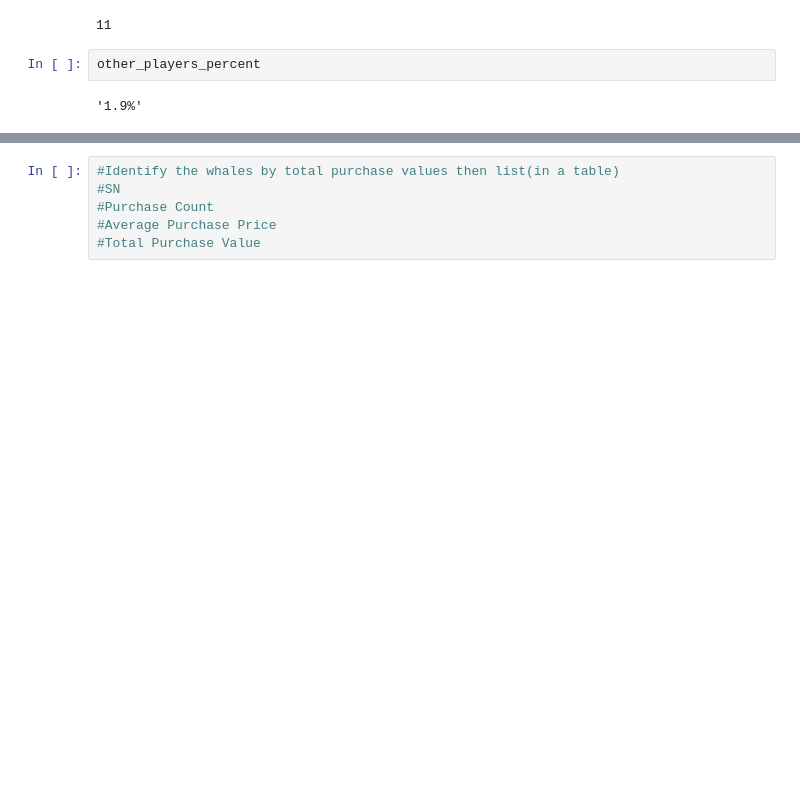
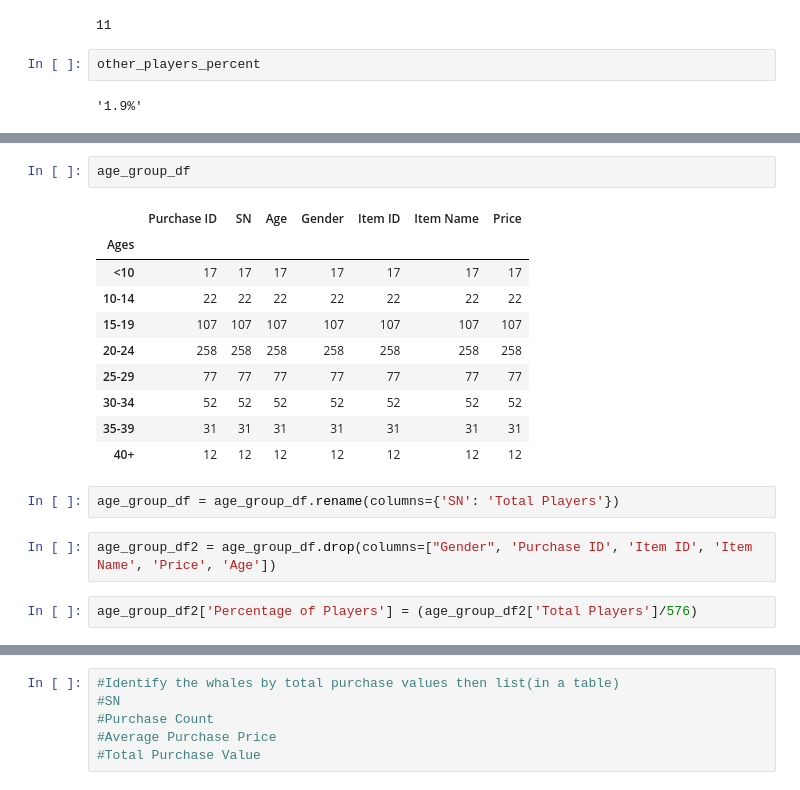
Before and after one commit to DuncanMPlate/pandas_challenge, a Jupyter notebook: HeroesOfPyMoli/main.ipynb, the cells around one changed output, grey strips where cells are left out. Drawn from its saved outputs; the diff is of its cells as text; blank space fills up the shorter version.

```diff
--- a/HeroesOfPyMoli/main.ipynb
+++ b/HeroesOfPyMoli/main.ipynb
@@ -169,0 +322,19 @@ other_players_percent
+# %%
+age_group_df
+# %% [output]
+|  | Purchase ID | SN | Age | Gender | Item ID | Item Name | Price |
+| Ages |  |  |  |  |  |  |  |
+| <10 | 17 | 17 | 17 | 17 | 17 | 17 | 17 |
+| 10-14 | 22 | 22 | 22 | 22 | 22 | 22 | 22 |
+| 15-19 | 107 | 107 | 107 | 107 | 107 | 107 | 107 |
+| 20-24 | 258 | 258 | 258 | 258 | 258 | 258 | 258 |
+| 25-29 | 77 | 77 | 77 | 77 | 77 | 77 | 77 |
+| 30-34 | 52 | 52 | 52 | 52 | 52 | 52 | 52 |
+| 35-39 | 31 | 31 | 31 | 31 | 31 | 31 | 31 |
+| 40+ | 12 | 12 | 12 | 12 | 12 | 12 | 12 |
+# %%
+age_group_df = age_group_df.rename(columns={'SN': 'Total Players'})
+# %%
+age_group_df2 = age_group_df.drop(columns=["Gender", 'Purchase ID', 'Item ID', 'Item Name', 'Price', 'Age'])
+# %%
+age_group_df2['Percentage of Players'] = (age_group_df2['Total Players']/576)
```
Also changed, not shown: parts of 79 cells of this notebook.
